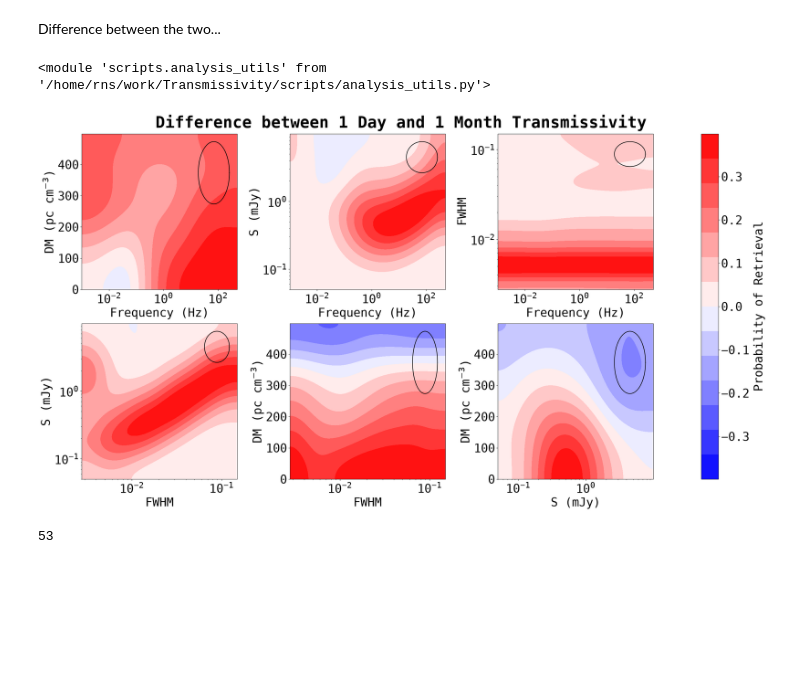
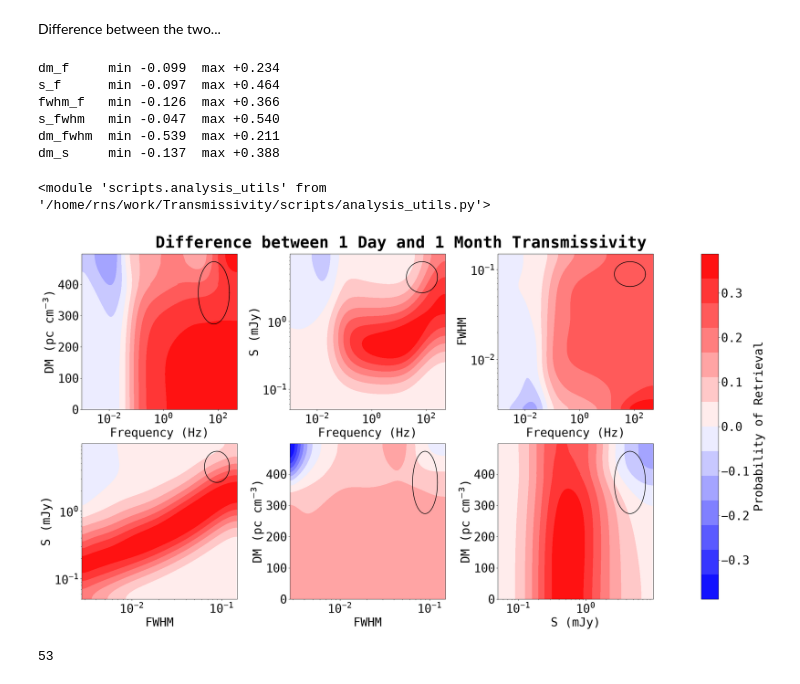
Before and after one commit to chime-sps/Transmissivity, a Jupyter notebook: results/injection_analysis_2d.ipynb, the cells around one changed output. Cells and saved outputs as stored; diff of their text form; code cells hidden in the pictures; blank space fills up the shorter version.

```diff
--- a/results/injection_analysis_2d.ipynb
+++ b/results/injection_analysis_2d.ipynb
@@ -29,7 +29,7 @@ S_idx = 6
 FWHM_idx = 7
 
 day_mask = (data[:, Nday_idx] == 1.) | (data[:, Nday_idx] == 2.)
-month_mask = (data[:, 2] == 36.) | (data[:, 2] == 31)
+month_mask = (data[:, 2] == 30.) | (data[:, 2] == 31)
 
 day_data = data[day_mask]
 month_data = data[month_mask]
@@ -502,37 +502,35 @@ au.make_contour_map(injections_30,
 # %% [markdown]
 Difference between the two...
 # %%
-dm_f_diff = dm_f_ret_p_30 - dm_f_ret_p_1
-dm_s_diff = dm_s_ret_p_30 - dm_s_ret_p_1
-s_f_diff = s_f_ret_p_30 - s_f_ret_p_1
-s_fwhm_diff = s_fwhm_ret_p_30 - s_fwhm_ret_p_1
-dm_fwhm_diff = dm_fwhm_ret_p_30 - dm_fwhm_ret_p_1
-fwhm_f_diff = fwhm_f_ret_p_30 - fwhm_f_ret_p_1
+diffs = [t_30 - t_1 for t_30, t_1 in zip(transmissivities_30, transmissivities_1)]
 
-dm_f_diff_smooth = gaussian_filter(dm_f_diff, (DM_dev, f_dev))
-dm_s_diff_smooth = gaussian_filter(dm_s_diff, (DM_dev, S_dev))
-s_f_diff_smooth = gaussian_filter(s_f_diff, (S_dev, f_dev))
-s_fwhm_diff_smooth = gaussian_filter(s_fwhm_diff, (S_dev, FWHM_dev))
-dm_fwhm_diff_smooth = gaussian_filter(dm_fwhm_diff, (DM_dev, FWHM_dev))
-fwhm_f_diff_smooth = gaussian_filter(fwhm_f_diff, (FWHM_dev, f_dev))
+(dm_f_diff_smooth, s_f_diff_smooth, fwhm_f_diff_smooth,
+ s_fwhm_diff_smooth, dm_fwhm_diff_smooth, dm_s_diff_smooth) = diffs
+
+for name, d in zip(['dm_f', 's_f', 'fwhm_f', 's_fwhm', 'dm_fwhm', 'dm_s'], diffs):
+    print(f'{name:8s} min {d.min():+.3f}  max {d.max():+.3f}')
+# %% [output]
+dm_f     min -0.099  max +0.234
+s_f      min -0.097  max +0.464
+fwhm_f   min -0.126  max +0.366
+s_fwhm   min -0.047  max +0.540
+dm_fwhm  min -0.539  max +0.211
+dm_s     min -0.137  max +0.388
 # %%
 importlib.reload(au)
 # %% [output]
 <module 'scripts.analysis_utils' from '/home/rns/work/Transmissivity/scripts/analysis_utils.py'>
 # %%
-diffs = [dm_f_diff_smooth, s_f_diff_smooth, fwhm_f_diff_smooth,
-             s_fwhm_diff_smooth, dm_fwhm_diff_smooth, dm_s_diff_smooth]
-
 au.make_contour_map(diffs,
                      bins1, bins2,
                      dev1, dev2,
                      'Difference between 1 Day and 1 Month Transmissivity',
                      ellipse_colors = ['k', 'k', 'k', 'k', 'k', 'k'],
                      cmap_diverging = True,
                      cmap = 'bwr',
                      )
 # %% [output]
-[figure, old version]
+[figure, new version]
 # %%
 low_freq_mask = day_data[:, f_idx] < 0.05
 low_flux_mask = day_data[:, S_idx] < 0.1
```
Also changed, not shown: parts of 5 cells of this notebook.
